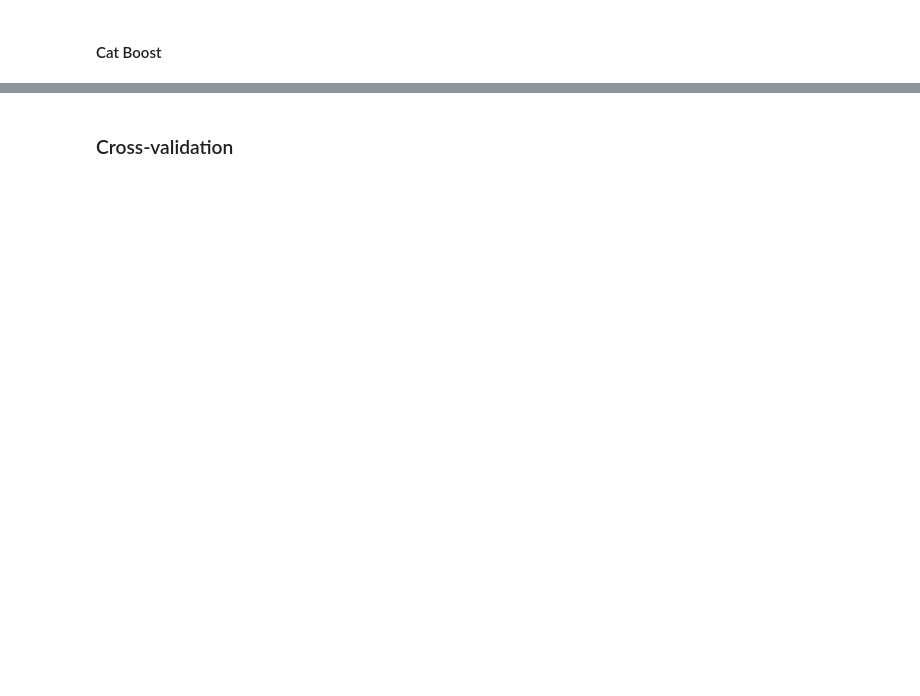
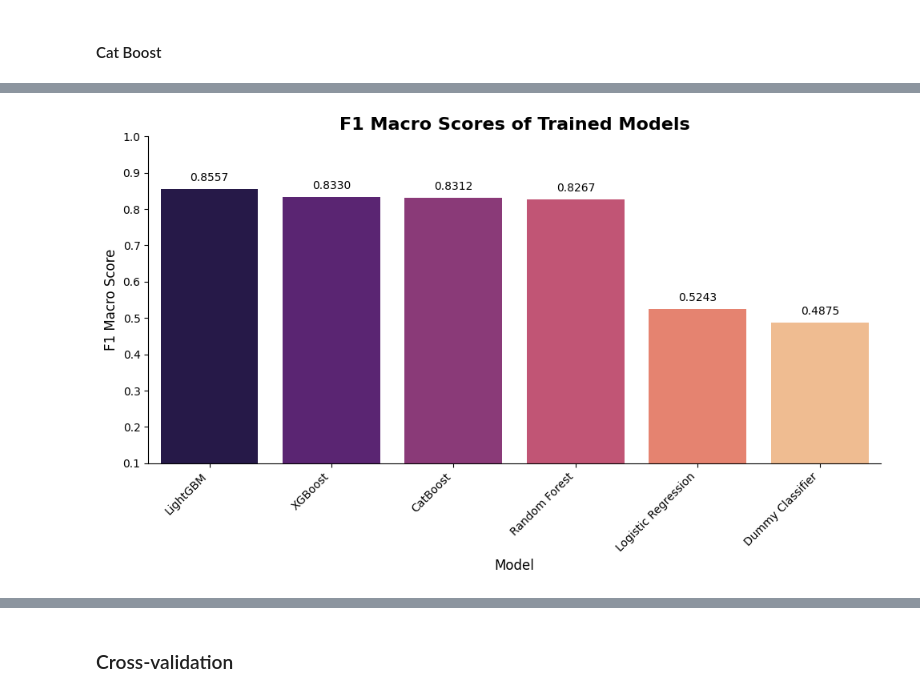
Before and after one commit to Duccard/stroke_risk_prediction, a Jupyter notebook: StrokeRiskPredictionModel.ipynb, the cells around one changed output, grey strips where cells are left out. Drawn from its saved outputs; the diff is of its cells as text; code cells hidden in the pictures; blank space fills up the shorter version.

```diff
--- a/StrokeRiskPredictionModel.ipynb
+++ b/StrokeRiskPredictionModel.ipynb
@@ -2670 +2944,15 @@ plt.show()
+# %%
+plot_model_f1_macro_scores(
+    models=[
+        "Dummy Classifier",
+        "Logistic Regression",
+        "Random Forest",
+        "XGBoost",
+        "LightGBM",
+        "CatBoost",
+    ],
+    scores=[0.4875, 0.5243, 0.8267, 0.8330, 0.8557, 0.8312],
+)
+# %% [output]
+[figure, added]
 # %% [markdown]
```
Also changed, not shown: parts of 126 cells of this notebook, 1 other file.
